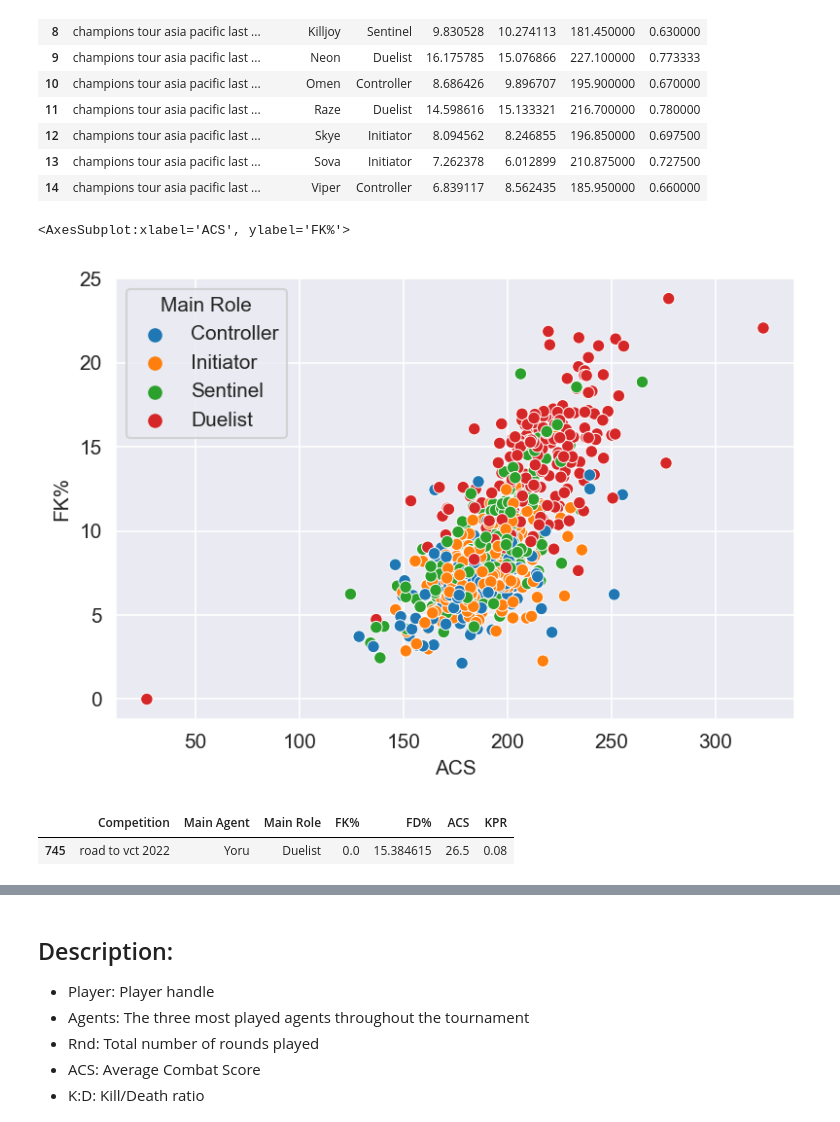
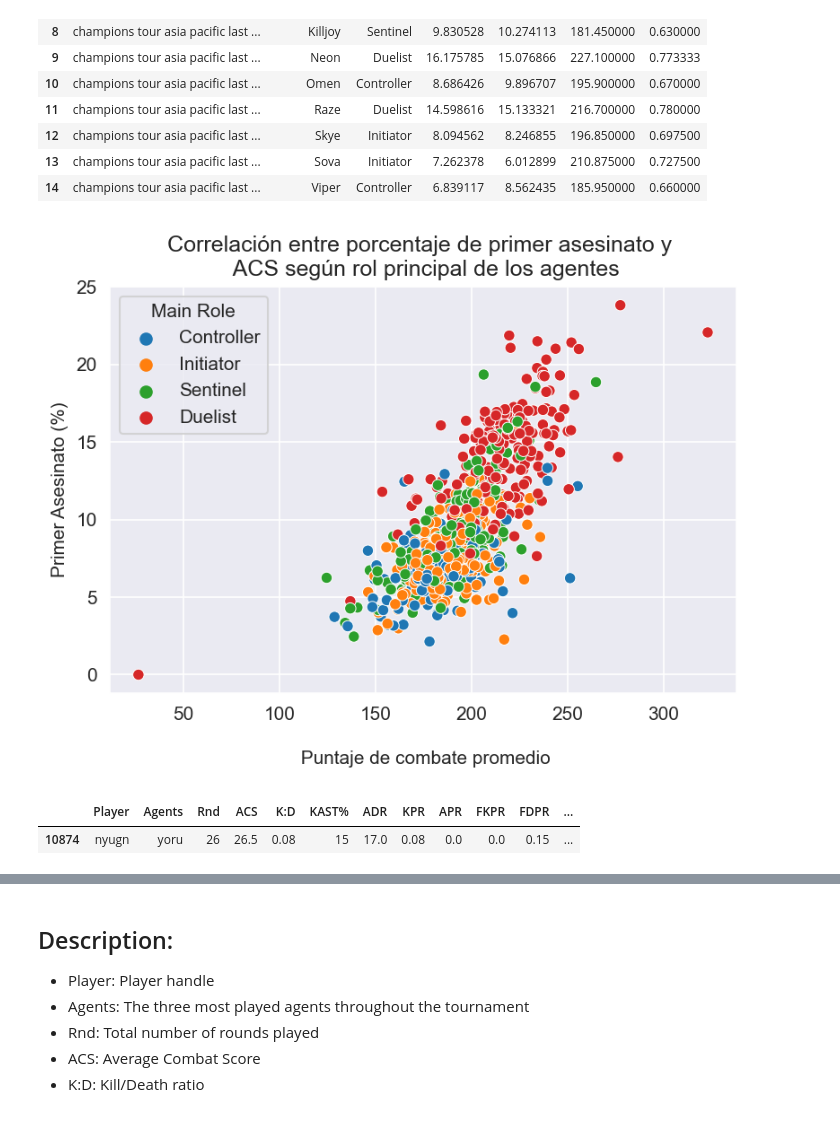
Before and after one commit to SantiagoPlana/Valorant, a Jupyter notebook: Valorant.ipynb, the cells around one changed output, grey strips where cells are left out. Drawn from its saved outputs; the diff is of its cells as text; code cells hidden in the pictures.

```diff
--- a/Valorant.ipynb
+++ b/Valorant.ipynb
@@ -756,14 +754,20 @@ agrole[agrole['Competition'] == 'champions tour asia pacific last chance qualifi
 # %%
 plt.figure(dpi=150)
 sns.scatterplot(data=agrole, x='ACS', y='FK%', hue='Main Role')
+
+plt.ylabel('Primer Asesinato (%)')
+plt.xlabel('\n Puntaje de combate promedio')
+
+plt.title('Correlación entre porcentaje de primer asesinato y \n ACS según rol principal de los agentes')
+
+plt.show()
 # %% [output]
-<AxesSubplot:xlabel='ACS', ylabel='FK%'>
-[figure, old version]
+[figure, new version]
 # %%
 # uff
-agrole[agrole['FK%'] == 0]
+df[(df['FK%'] == 0) & (df['Main Agent'] == 'Yoru')]
 # %% [output]
-|  | Competition | Main Agent | Main Role | FK% | FD% | ACS | KPR |
-| 745 | road to vct 2022 | Yoru | Duelist | 0.0 | 15.384615 | 26.5 | 0.08 |
+|  | Player | Agents | Rnd | ACS | K:D | KAST% | ADR | KPR | APR | FKPR | FDPR | ... |
+| 10874 | nyugn | yoru | 26 | 26.5 | 0.08 | 15 | 17.0 | 0.08 | 0.0 | 0.0 | 0.15 | ... |
 # %%
 agrole = df.groupby(['Competition','Main Role']).agg({'FK%':'mean', 'FD%':'mean', 'ACS':'mean', 'KPR':'mean'}).reset_index()
```
Also changed, not shown: parts of 12 cells of this notebook.
